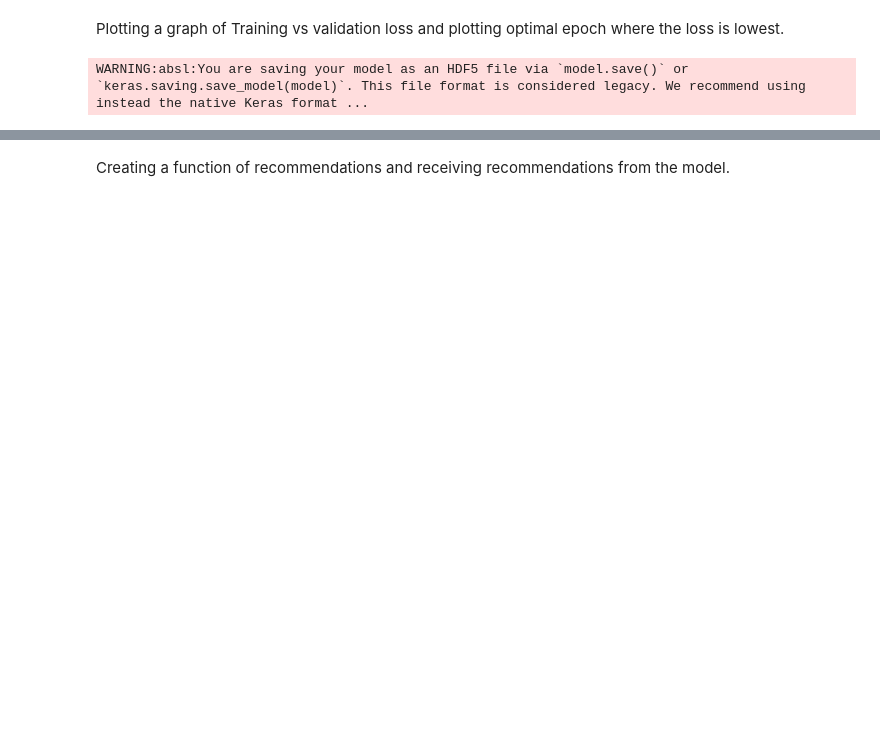
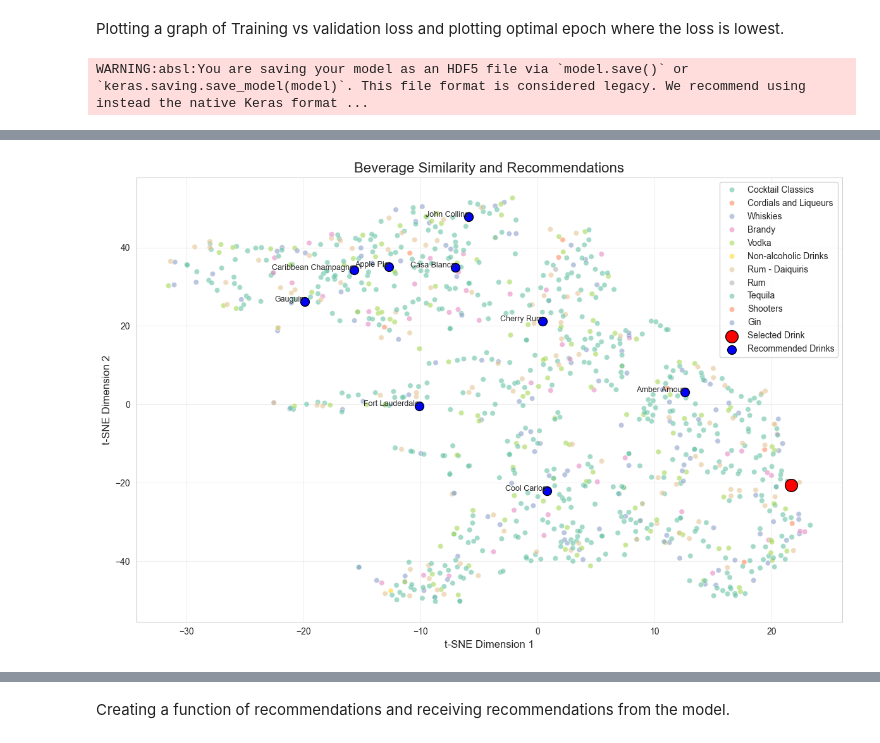
Before and after one commit to HarshTiwari1710/Sobershot, a Jupyter notebook: projectAI_Beverage.ipynb, the cells around one changed output, grey strips where cells are left out. Cells and saved outputs as stored; diff of their text form; code cells hidden in the pictures; blank space fills up the shorter version.

```diff
--- a/projectAI_Beverage.ipynb
+++ b/projectAI_Beverage.ipynb
@@ -529,0 +530,79 @@ plt.show()
+# %%
+feature_matrix = np.vstack([X_reduced_train, X_reduced_test])
+# %%
+from sklearn.manifold import TSNE
+import matplotlib.pyplot as plt
+import seaborn as sns
+
+def plot_beverage_similarity(feature_matrix, drinks_df, drink_index, model, top_n=10):
+    """
+    Plot the similarity of beverages and highlight recommendations.
+
+    :param feature_matrix: Processed feature matrix
+    :param drinks_df: Original DataFrame with drink details
+    :param drink_index: Index of the selected drink
+    :param model: Trained Keras model
+    :param top_n: Number of similar beverages to highlight
+    """
+    # Predict similarities
+    similarities = model.predict(feature_matrix)
+    drink_similarities = similarities[drink_index]
+
+    # Get indices of the top similar drinks
+    top_indices = np.argsort(-drink_similarities)[1:top_n + 1]
+    top_drinks = drinks_df.iloc[top_indices]
+
+    # Reduce dimensions for visualization using t-SNE
+    tsne = TSNE(n_components=2, random_state=42)
+    reduced_features = tsne.fit_transform(feature_matrix)
+
+    # Plot the beverages in a 2D space
+    plt.figure(figsize=(12, 8))
+    sns.scatterplot(
+        x=reduced_features[:, 0],
+        y=reduced_features[:, 1],
+        hue=drinks_df['category'],  # Color by category
+        palette='Set2',
+        alpha=0.6
+    )
+
+    # Highlight the selected drink and its recommendations
+    plt.scatter(
+        reduced_features[drink_index, 0],
+        reduced_features[drink_index, 1],
+        color='red',
+        label='Selected Drink',
+        edgecolor='black',
+        s=200
+    )
+    plt.scatter(
+        reduced_features[top_indices, 0],
+        reduced_features[top_indices, 1],
+        color='blue',
+        label='Recommended Drinks',
+        edgecolor='black',
+        s=100
+    )
+
+    # Annotate drink names for recommendations
+    for idx in top_indices:
+        plt.text(
+            reduced_features[idx, 0],
+            reduced_features[idx, 1],
+            drinks_df.iloc[idx]['name'],
+            fontsize=9,
+            ha='right'
+        )
+
+    # Customize the plot
+    plt.title("Beverage Similarity and Recommendations", fontsize=16)
+    plt.xlabel("t-SNE Dimension 1", fontsize=12)
+    plt.ylabel("t-SNE Dimension 2", fontsize=12)
+    plt.legend(loc='upper right', fontsize=10)
+    plt.grid(alpha=0.3)
+    plt.tight_layout()
+    plt.show()
+
+# Example usage: Plot similarity and recommendations for the 10th drink
+plot_beverage_similarity(feature_matrix, drinks_df, drink_index=10, model=model, top_n=10)
+# %% [output]
@@ -529,0 +610 @@ plt.show()
+[figure, added]
```
Also changed, not shown: parts of 6 cells of this notebook, 18 other files.
